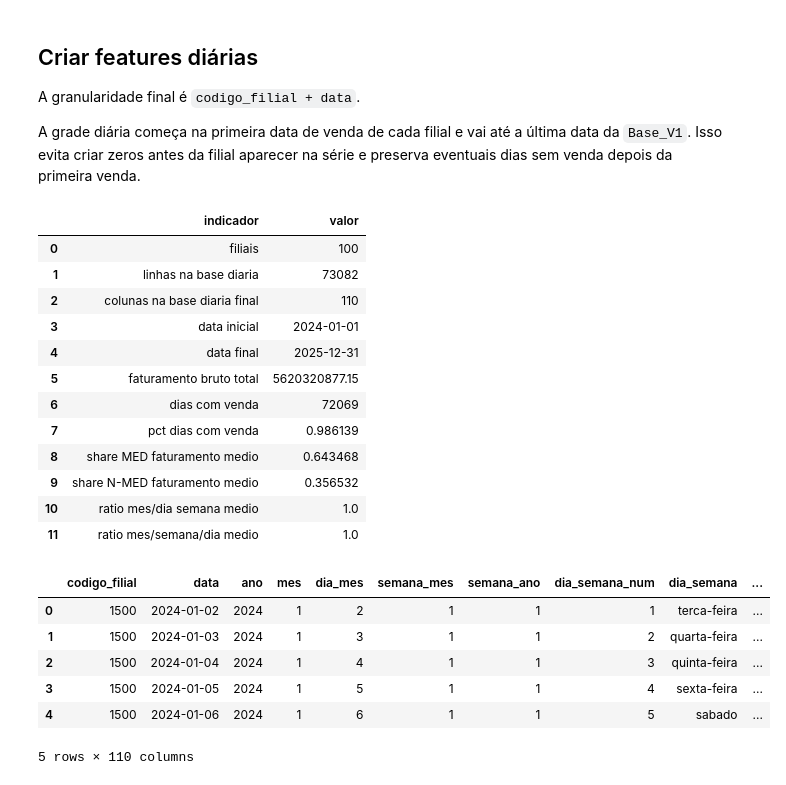
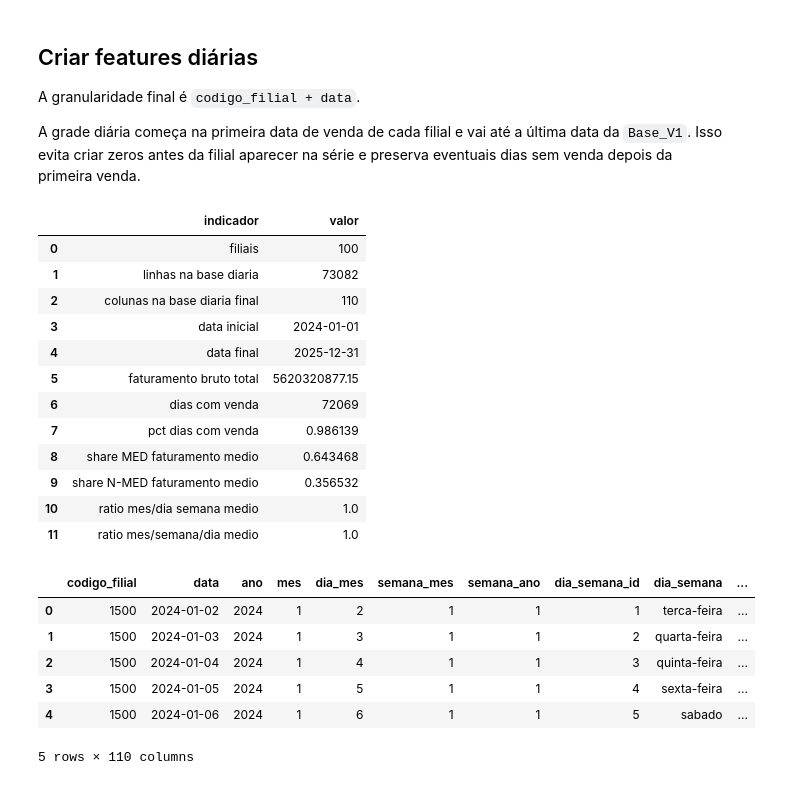
Before and after one commit to C-J8/PROJ3-Panvel, a Jupyter notebook: notebooks/03_features/01_features_base_v2.ipynb, the cells around one changed output. Cells and saved outputs as stored; diff of their text form; code cells hidden in the pictures.

```diff
--- a/notebooks/03_features/01_features_base_v2.ipynb
+++ b/notebooks/03_features/01_features_base_v2.ipynb
@@ -32,12 +25,26 @@ import matplotlib.pyplot as plt
 import numpy as np
 import pandas as pd
 from IPython.display import display
-from sklearn.decomposition import PCA
-from sklearn.preprocessing import OneHotEncoder, StandardScaler
 
 
-BASE_V1 = Path.cwd() / "Base_V1"
-BASE_V2 = Path.cwd() / "Base_V2"
+def encontrar_raiz_projeto(inicio=None):
+    inicio = Path.cwd() if inicio is None else Path(inicio)
+    candidatos = [inicio, *inicio.parents]
+    pastas_obrigatorias = ["Base_V1"]
+
+    for candidato in candidatos:
+        if all((candidato / pasta).exists() for pasta in pastas_obrigatorias):
+            return candidato
+
+    raise FileNotFoundError(
+        "Nao foi possivel encontrar a raiz do projeto. "
+        "Execute o notebook a partir da raiz ou mantenha a pasta Base_V1 na estrutura esperada."
+    )
+
+
+ROOT = encontrar_raiz_projeto()
+BASE_V1 = ROOT / "Base_V1"
+BASE_V2 = ROOT / "Base_V2"
 
 ARQUIVOS_V1 = {
     "filiais": "filiais_V1.parquet",
@@ -48,7 +55,6 @@ ARQUIVOS_V1 = {
 CHECKPOINTS_V2 = {
     "features_diarias": "features_filiais_diarias_V2.parquet",
     "features_agregadas": "features_filiais_agregadas_V2.parquet",
-    "features_cluster_semana_dia": "features_filiais_cluster_semana_dia_V2.parquet",
 }
 
 COLUNAS_CADASTRAIS = [
@@ -67,7 +73,6 @@ COLUNAS_CADASTRAIS = [
     "idade_filial",
 ]
 
-PCA_VARIANCIA_RATIO = 0.90
 
 MAPA_DIA_SEMANA = {
     0: "segunda-feira",
@@ -357,7 +393,7 @@ def construir_perfil_calendario_diario(features):
     features = features.copy()
 
     media_mes_dia_semana = features.groupby(
-        ["codigo_filial", "mes", "dia_semana_num"]
+        ["codigo_filial", "mes", "dia_semana_id"]
     )["faturamento_bruto_dia"].transform("mean")
     media_mes = features.groupby(
         ["codigo_filial", "mes"]
@@ -373,7 +409,7 @@ def construir_perfil_calendario_diario(features):
         .agg(faturamento_bruto_media_mes=("faturamento_bruto_dia", "mean"))
     )
 
-    chaves = ["codigo_filial", "mes", "semana_mes", "dia_semana_num"]
+    chaves = ["codigo_filial", "mes", "semana_mes", "dia_semana_id"]
     perfil = (
         features.groupby(chaves, as_index=False)
         .agg(
@@ -451,12 +487,12 @@ def construir_features_diarias(grade, vendas_diaria, vendas):
         "dia_mes",
         "semana_mes",
         "semana_ano",
-        "dia_semana_num",
+        "dia_semana_id",
         "dia_semana",
         "trimestre",
         "semestre",
         "eh_semana_5",
-        "eh_fim_semana",
+        "fim_semana_id",
         "eh_feriado_bancario",
         "eh_dia_util",
         "ordem_dia_util_mes",
@@ -1012,17 +802,6 @@ A grade diária começa na primeira data de venda de cada filial e vai até a ú
 grade_diaria = montar_grade_diaria(filiais, vendas_diaria)
 features_diarias = construir_features_diarias(grade_diaria, vendas_diaria, vendas)
 features_agregadas = construir_features_agregadas(features_diarias)
-features_agregadas_cluster = construir_features_agregadas_cluster(features_diarias, features_agregadas)
-features_cluster_pca, resumo_pca_ratio = construir_features_cluster_pca(features_agregadas_cluster)
-features_agregadas_cluster_semana_dia = construir_features_agregadas_cluster_semana_dia(features_diarias, features_agregadas)
-features_cluster_semana_dia = construir_features_cluster_semana_dia(
-    features_agregadas_cluster_semana_dia,
-    incluir_mensal=False,
-)
-features_cluster_semana_dia_mes = construir_features_cluster_semana_dia(
-    features_agregadas_cluster_semana_dia,
-    incluir_mensal=True,
-)
 features_diarias = adicionar_perfil_historico_filial(features_diarias, features_agregadas)
 
 resumo_diario = pd.DataFrame({
@@ -1045,34 +824,34 @@ resumo_diario = pd.DataFrame({
         features_diarias.shape[0],
         features_diarias.shape[1],
         features_diarias["data"].min().date(),
         features_diarias["data"].max().date(),
         features_diarias["faturamento_bruto_dia"].sum(),
         features_diarias["teve_venda"].sum(),
         features_diarias["teve_venda"].mean(),
         features_diarias.loc[features_diarias["cupons_dia"].gt(0), "share_med_faturamento"].mean(),
         features_diarias.loc[features_diarias["cupons_dia"].gt(0), "share_n_med_faturamento"].mean(),
         features_diarias["faturamento_bruto_ratio_mes_dia_semana"].mean(),
         features_diarias["faturamento_bruto_ratio_mes_semana_dia"].mean(),
     ],
 })
 
 display(resumo_diario)
 display(features_diarias.head())
 # %% [output]
 |  | indicador | valor |
 | 0 | filiais | 100 |
 | 1 | linhas na base diaria | 73082 |
 | 2 | colunas na base diaria final | 110 |
 | 3 | data inicial | 2024-01-01 |
 | 4 | data final | 2025-12-31 |
 | 5 | faturamento bruto total | 5620320877.15 |
 | 6 | dias com venda | 72069 |
 | 7 | pct dias com venda | 0.986139 |
 | 8 | share MED faturamento medio | 0.643468 |
 | 9 | share N-MED faturamento medio | 0.356532 |
 | 10 | ratio mes/dia semana medio | 1.0 |
 | 11 | ratio mes/semana/dia medio | 1.0 |
-|  | codigo_filial | data | ano | mes | dia_mes | semana_mes | semana_ano | dia_semana_num | dia_semana | ... |
+|  | codigo_filial | data | ano | mes | dia_mes | semana_mes | semana_ano | dia_semana_id | dia_semana | ... |
 | 0 | 1500 | 2024-01-02 | 2024 | 1 | 2 | 1 | 1 | 1 | terca-feira | ... |
 | 1 | 1500 | 2024-01-03 | 2024 | 1 | 3 | 1 | 1 | 2 | quarta-feira | ... |
 | 2 | 1500 | 2024-01-04 | 2024 | 1 | 4 | 1 | 1 | 3 | quinta-feira | ... |
```
Also changed, not shown: parts of 19 cells of this notebook, 34 other files.
